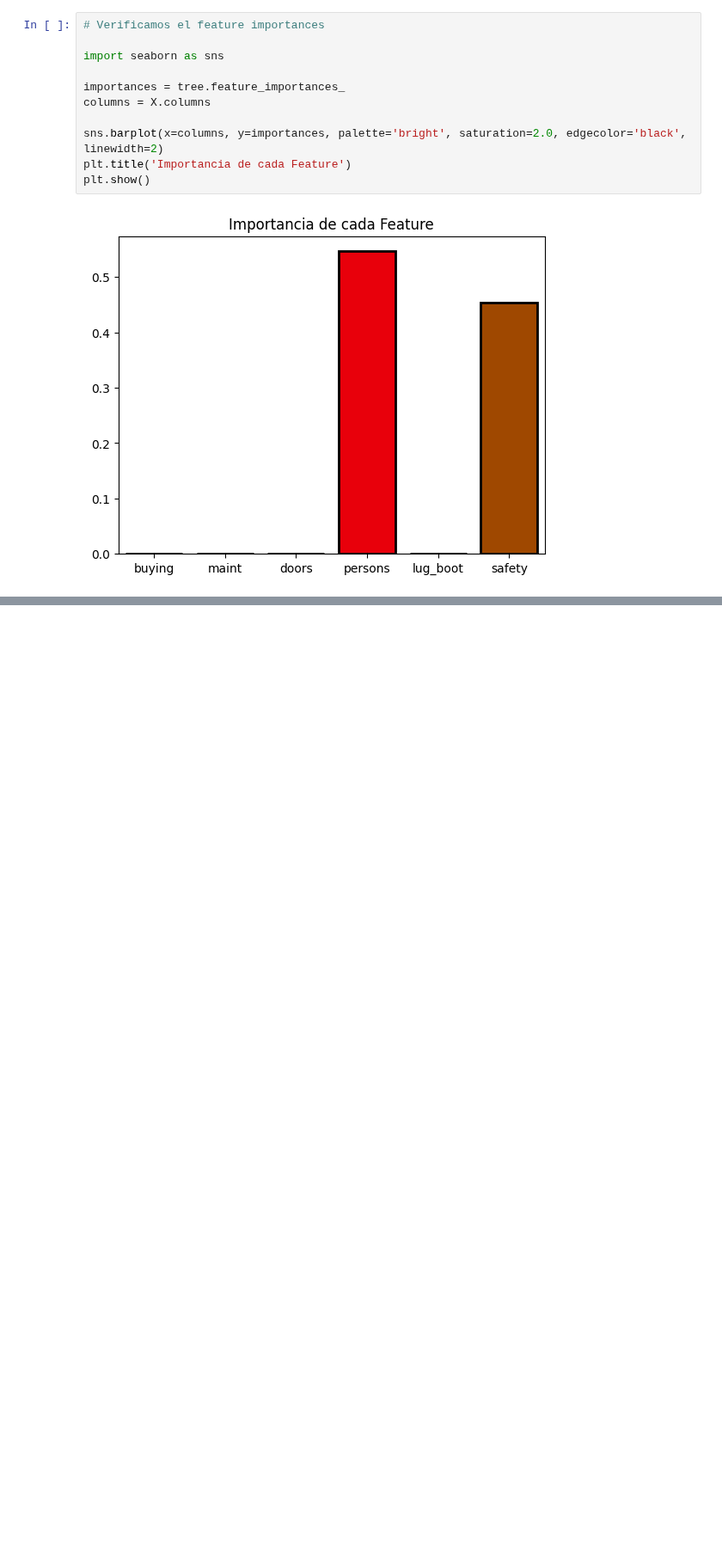
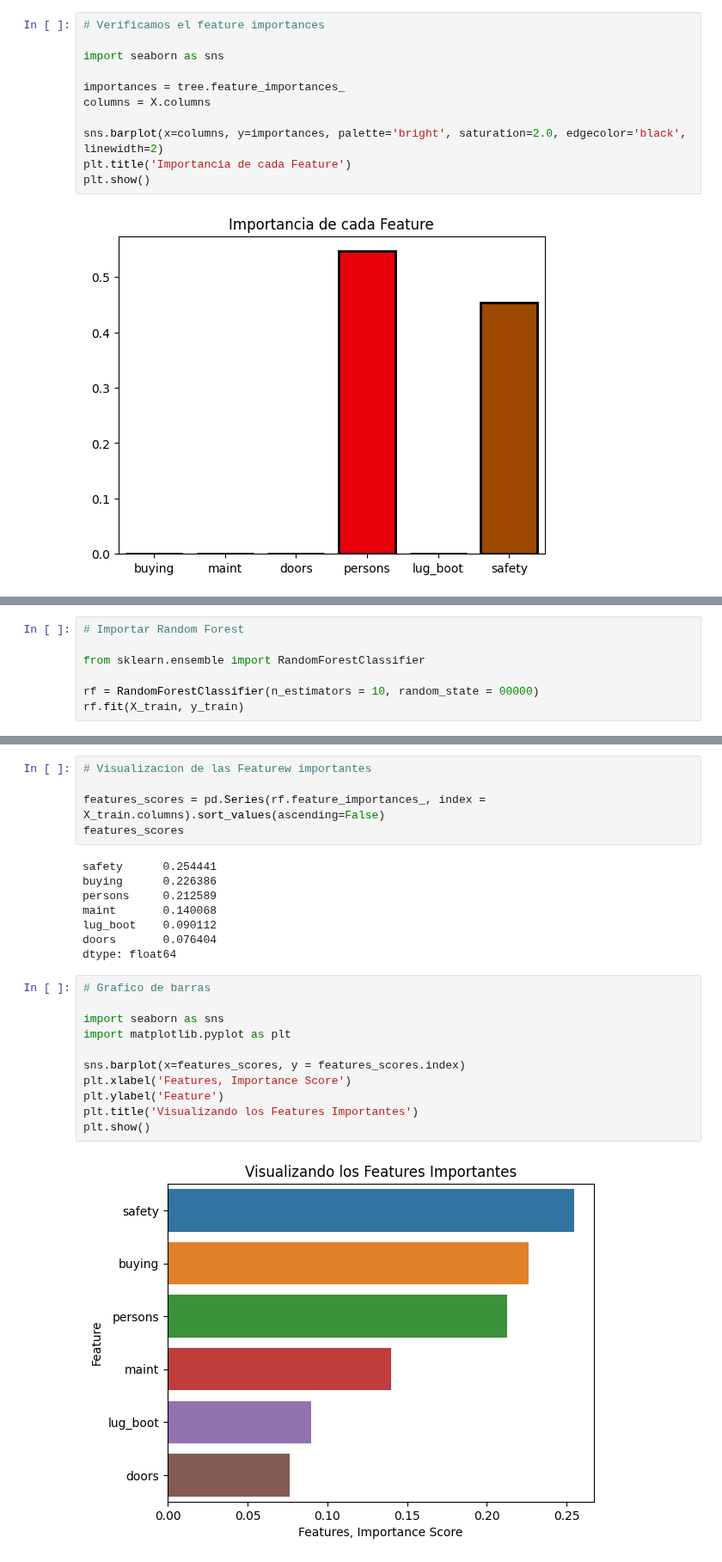
Before and after one commit to dasxgo/Car_evaluation, a Jupyter notebook: decision_tree_random_car_evaluation.ipynb, the cells around one changed output, grey strips where cells are left out. Shown at 86% size. Cells and saved outputs as stored; diff of their text form; blank space fills up the shorter version.

```diff
--- a/decision_tree_random_car_evaluation.ipynb
+++ b/decision_tree_random_car_evaluation.ipynb
@@ -235,0 +238,7 @@ plt.show()
+# %%
+# Importar Random Forest
+
+from sklearn.ensemble import RandomForestClassifier
+
+rf = RandomForestClassifier(n_estimators = 10, random_state = 00000)
+rf.fit(X_train, y_train)
@@ -235,0 +277,26 @@ plt.show()
+# %%
+# Visualizacion de las Featurew importantes
+
+features_scores = pd.Series(rf.feature_importances_, index = X_train.columns).sort_values(ascending=False)
+features_scores
+# %% [output]
+safety      0.254441
+buying      0.226386
+persons     0.212589
+maint       0.140068
+lug_boot    0.090112
+doors       0.076404
+dtype: float64
+# %%
+# Grafico de barras
+
+import seaborn as sns
+import matplotlib.pyplot as plt
+
+sns.barplot(x=features_scores, y = features_scores.index)
+plt.xlabel('Features, Importance Score')
+plt.ylabel('Feature')
+plt.title('Visualizando los Features Importantes')
+plt.show()
+# %% [output]
+[figure, added]
```
Also changed, not shown: parts of 8 cells of this notebook.
